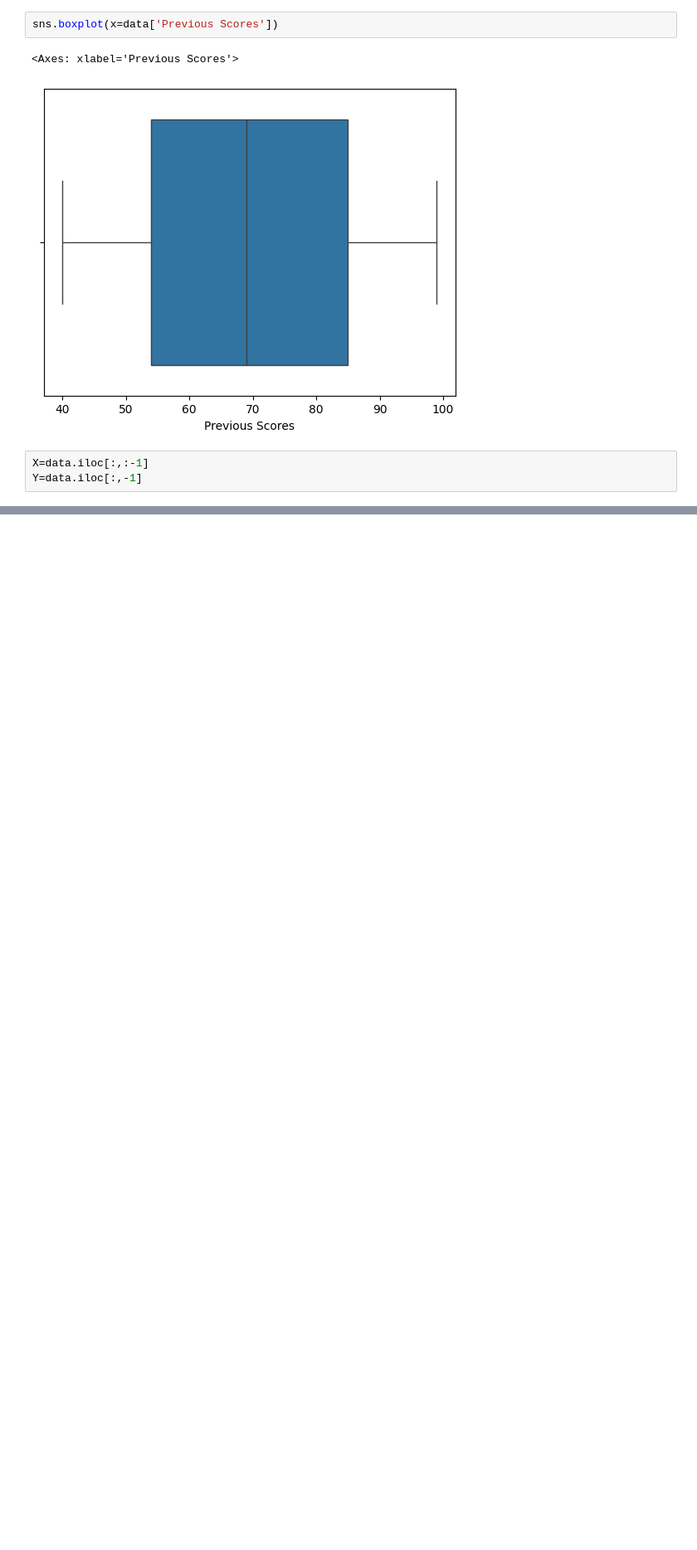
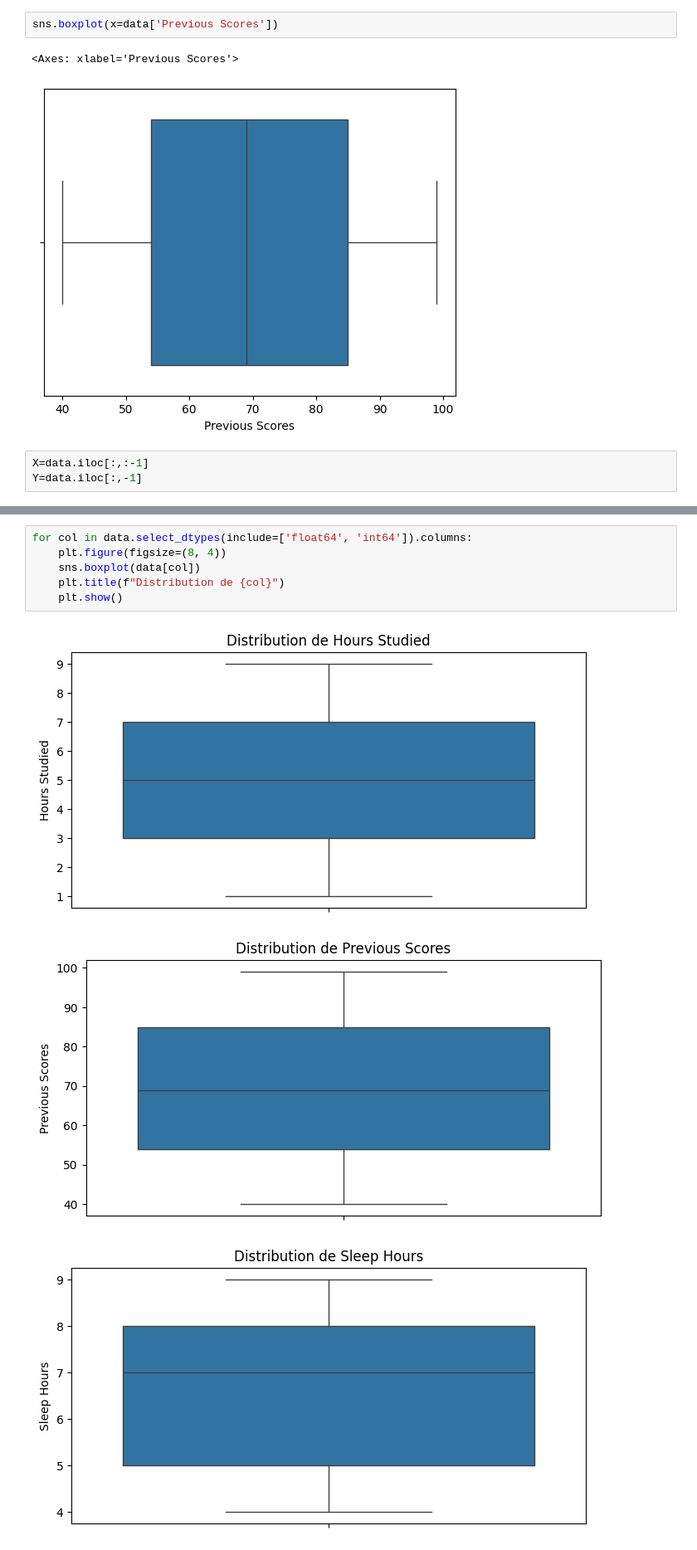
Before and after one commit to AdamSe22/DataMinig, a Jupyter notebook: multiple_student.ipynb, the cells around one changed output, grey strips where cells are left out. Shown at 83% size. Drawn from its saved outputs; the diff is of its cells as text; blank space fills up the shorter version.

```diff
--- a/multiple_student.ipynb
+++ b/multiple_student.ipynb
@@ -364,0 +342,10 @@ print(data.head())
+# %%
+for col in data.select_dtypes(include=['float64', 'int64']).columns:
+    plt.figure(figsize=(8, 4))
+    sns.boxplot(data[col])
+    plt.title(f"Distribution de {col}")
+    plt.show()
+# %% [output]
+[figure, added]
+[figure, added]
+[figure, added]
```
Also changed, not shown: parts of 32 cells of this notebook, 1 other file.
